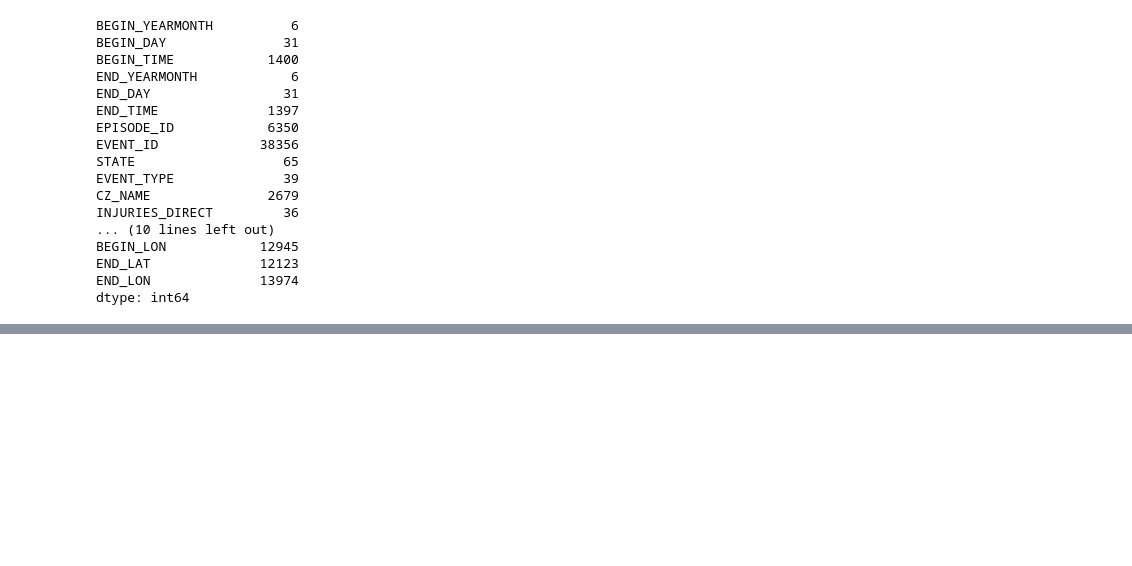
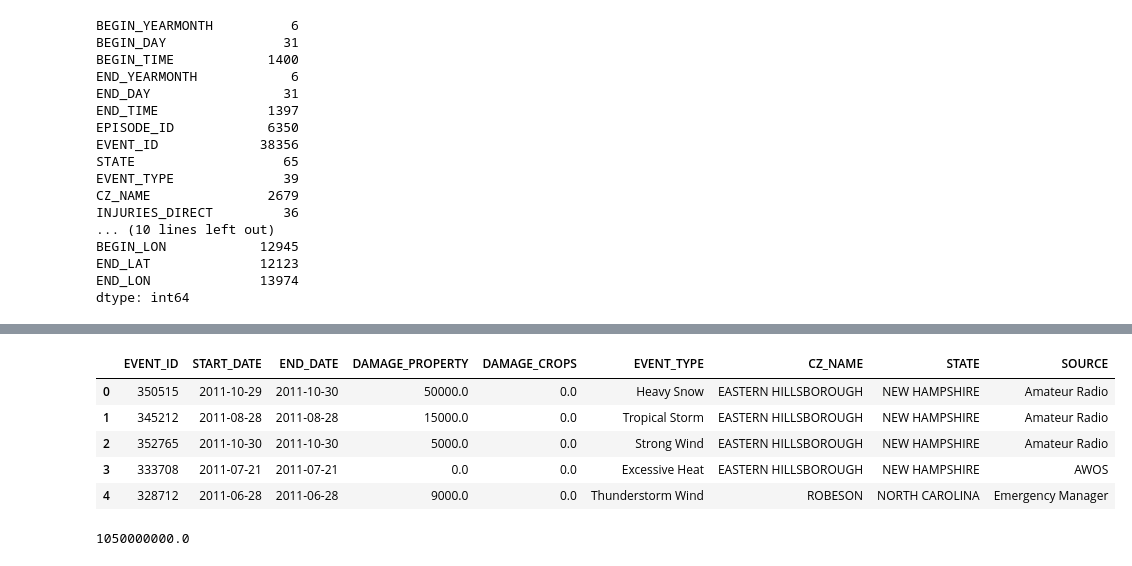
Before and after one commit to huntercash/Schwab, a Jupyter notebook: weather.ipynb, the cells around one changed output, grey strips where cells are left out. Saved outputs shown, nothing was run; the diff lists cells and outputs as text; code cells hidden in the pictures; blank space fills up the shorter version.

```diff
--- a/weather.ipynb
+++ b/weather.ipynb
@@ -89,0 +79,12 @@ state.first()
+# %%
+dtdf['BEGIN_YM_STR'] = dtdf['BEGIN_YEARMONTH'].astype(str)
+dtdf['BEGIN_YEAR'] = df['BEGIN_YM_STR'].str[0:4]
+dtdf['BEGIN_MONTH'] = df['BEGIN_YM_STR'].str[4:6]
+dtdf['END_YM_STR'] = dtdf['END_YEARMONTH'].astype(str)
+dtdf['END_YEAR'] = df['END_YM_STR'].str[0:4]
+dtdf['END_MONTH'] = df['END_YM_STR'].str[4:6]
+dtdf["START_DATE"] = dtdf["BEGIN_YEAR"].map(str) + "-" + dtdf["BEGIN_MONTH"].map(str) + "-" +\
+dtdf["BEGIN_DAY"].map(str)
+dtdf["END_DATE"] = dtdf["END_YEAR"].map(str) + "-" + dtdf["END_MONTH"].map(str) + "-" +\
+dtdf["END_DAY"].map(str)
+df.head()
@@ -89,0 +129,14 @@ state.first()
+# %%
+final = dtdf[['EVENT_ID','START_DATE', 'END_DATE', 'DAMAGE_PROPERTY', 'DAMAGE_CROPS','EVENT_TYPE','CZ_NAME', 'STATE', 'SOURCE']]
+final.head()
+# %% [output]
+|  | EVENT_ID | START_DATE | END_DATE | DAMAGE_PROPERTY | DAMAGE_CROPS | EVENT_TYPE | CZ_NAME | STATE | SOURCE |
+| 0 | 350515 | 2011-10-29 | 2011-10-30 | 50000.0 | 0.0 | Heavy Snow | EASTERN HILLSBOROUGH | NEW HAMPSHIRE | Amateur Radio |
+| 1 | 345212 | 2011-08-28 | 2011-08-28 | 15000.0 | 0.0 | Tropical Storm | EASTERN HILLSBOROUGH | NEW HAMPSHIRE | Amateur Radio |
+| 2 | 352765 | 2011-10-30 | 2011-10-30 | 5000.0 | 0.0 | Strong Wind | EASTERN HILLSBOROUGH | NEW HAMPSHIRE | Amateur Radio |
+| 3 | 333708 | 2011-07-21 | 2011-07-21 | 0.0 | 0.0 | Excessive Heat | EASTERN HILLSBOROUGH | NEW HAMPSHIRE | AWOS |
+| 4 | 328712 | 2011-06-28 | 2011-06-28 | 9000.0 | 0.0 | Thunderstorm Wind | ROBESON | NORTH CAROLINA | Emergency Manager |
+# %%
+final['DAMAGE_CROPS'].max()
+# %% [output]
+1050000000.0
```
Also changed, not shown: parts of 18 cells of this notebook, 7 other files.
